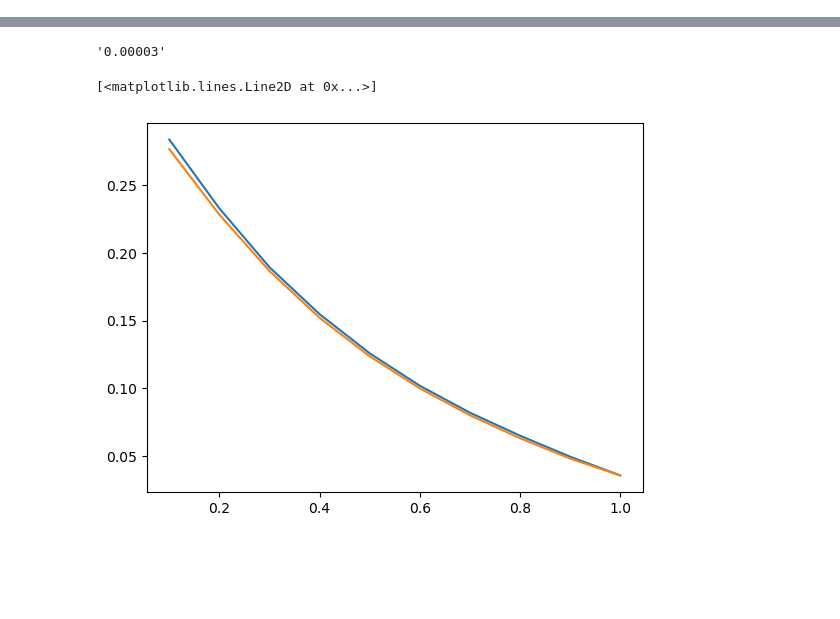
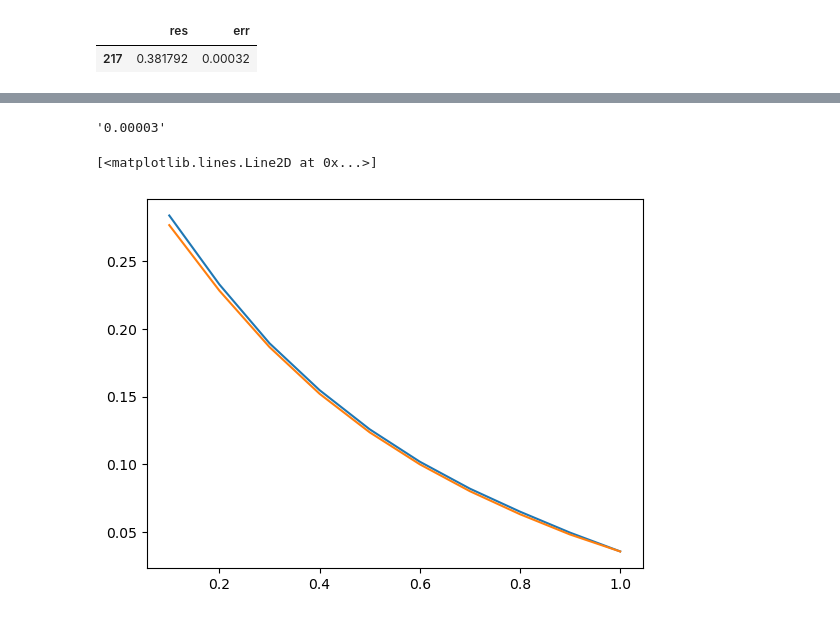
Before and after one commit to hagerpa/sigControl, a Jupyter notebook: server/fbm_tracking/Evaluate Results.ipynb, the cells around one changed output, grey strips where cells are left out. Saved outputs shown, nothing was run; the diff lists cells and outputs as text; code cells hidden in the pictures; blank space fills up the shorter version.

```diff
--- a/server/fbm_tracking/Evaluate Results.ipynb
+++ b/server/fbm_tracking/Evaluate Results.ipynb
@@ -5,4 +5,4 @@ import numpy as np
 import scipy
 # %%
 files = os.listdir('results_server/')
-filename='results_merged/results_2024_03_01'
+filename='results_merged/results_2024_05_22'
@@ -111,0 +126,5 @@ for Hi in range(-1, 11):
+# %%
+res
+# %% [output]
+|  | res | err |
+| 217 | 0.381792 | 0.00032 |
```
Also changed, not shown: parts of 6 cells of this notebook, 4 other files.
